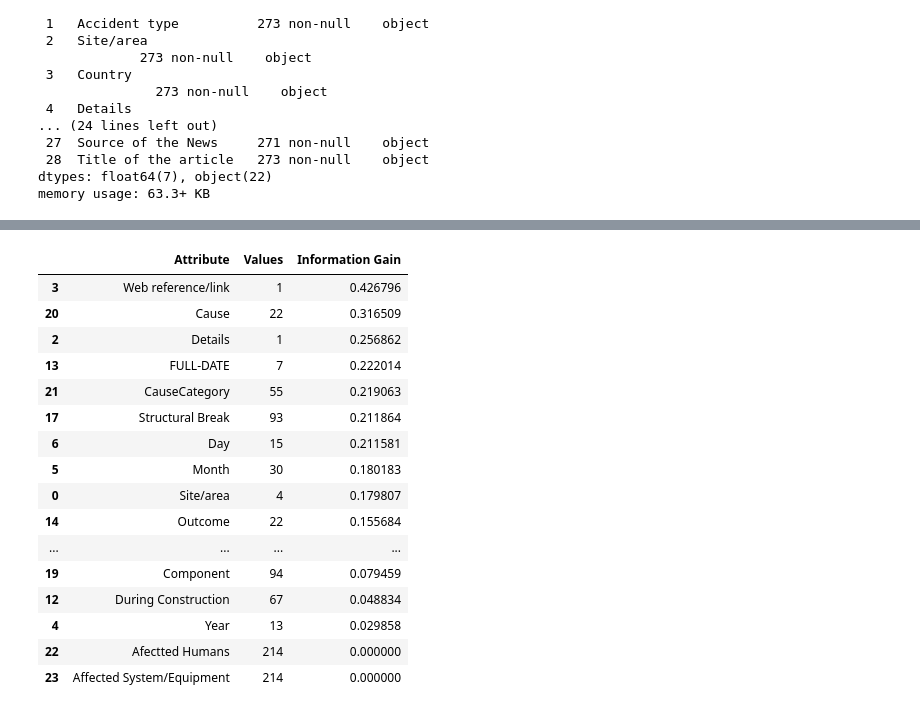
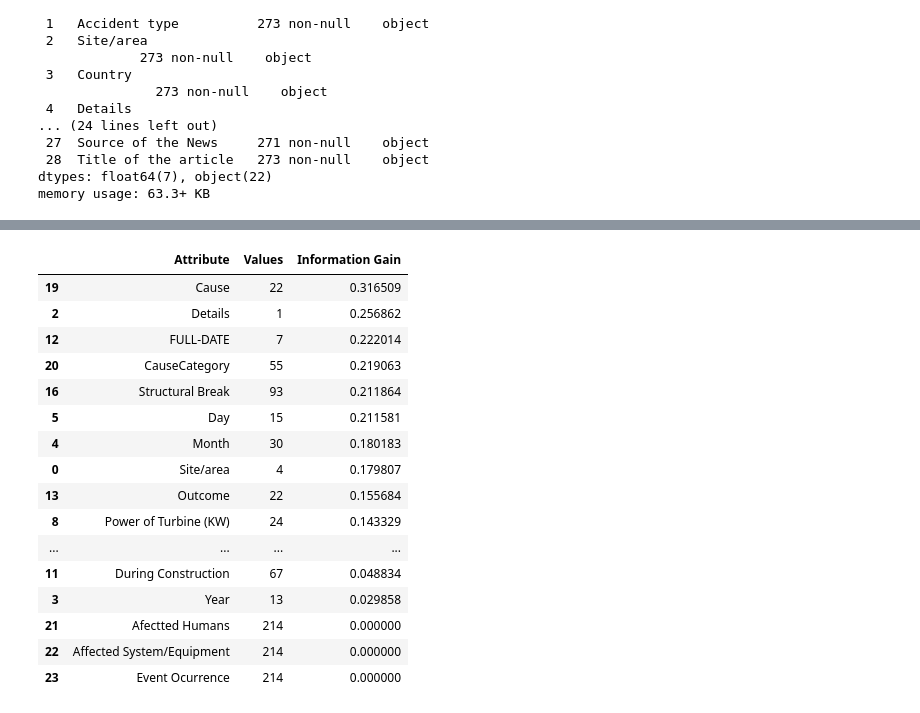
Before and after one commit to PabloJimenez98/TFG, a Jupyter notebook: Wind TurbineAccidents.ipynb, the cells around one changed output, grey strips where cells are left out. Saved outputs shown, nothing was run; the diff lists cells and outputs as text; code cells hidden in the pictures.

```diff
--- a/Wind TurbineAccidents.ipynb
+++ b/Wind TurbineAccidents.ipynb
@@ -56,28 +63,30 @@ Data columns (total 29 columns):
 dtypes: float64(7), object(22)
 memory usage: 63.3+ KB
 # %%
-#Add new column, Afectted Humans
 raw_dataset['Afectted Humans'] =raw_dataset['Death'] + raw_dataset['Injury']
 raw_dataset['Afectted Humans'] = raw_dataset['Afectted Humans'].map({2.0: 1.0, 1.0:1.0,0.0:0.0})
 
-#Add new column, Affected System/Equipment
 raw_dataset['Affected System/Equipment'] =raw_dataset['Fire'] + raw_dataset['Structural Break'] + raw_dataset['Transport Accident']
-raw_dataset['Affected System/Equipment'] = raw_dataset['Afectted Humans'].map({3.0:1.0,2.0: 1.0, 1.0:1.0,0.0:0.0})
+raw_dataset['Affected System/Equipment'] = raw_dataset['Affected System/Equipment'].map({3.0:1.0,2.0: 1.0, 1.0:1.0,0.0:0.0})
 
-#Drop useless columns
+raw_dataset['Event Ocurrence'] =raw_dataset['During Construction'].map({1.0:"During Construction"})
+
+
+
+raw_dataset.columns = ['Onshore/Offshore' if x=='Offshore' else x for x in raw_dataset.columns]
+raw_dataset['Onshore/Offshore'] = raw_dataset['Onshore/Offshore'].map({"1":"Offshore","0":"Onshore"})
+
 raw_dataset = raw_dataset.drop('Accident No', axis=1)
 raw_dataset = raw_dataset.drop('Accident type', axis=1)
 raw_dataset = raw_dataset.drop('Source Database', axis=1)
 raw_dataset = raw_dataset.drop('Source of the News', axis=1)
 raw_dataset = raw_dataset.drop('Title of the article', axis=1)
+raw_dataset = raw_dataset.drop('Web reference/link\n', axis=1)
 
-#Rename columns
 raw_dataset.columns = ['Site/area' if x=='Site/area\n' else x for x in raw_dataset.columns]
 raw_dataset.columns = ['Country' if x=='Country\n' else x for x in raw_dataset.columns]
 raw_dataset.columns = ['Details' if x=='Details\n' else x for x in raw_dataset.columns]
-raw_dataset.columns = ['Web reference/link' if x=='Web reference/link\n' else x for x in raw_dataset.columns]
-raw_dataset.columns = ['Onshore/Offshore' if x=='Offshore' else x for x in raw_dataset.columns]
-raw_dataset['Onshore/Offshore'] = raw_dataset['Onshore/Offshore'].map({"1":"Offshore","0":"Onshore"})
+#raw_dataset.columns = ['Web reference/link' if x=='Web reference/link\n' else x for x in raw_dataset.columns]
 
 df = raw_dataset.copy()
 
@@ -88,3 +97,7 @@ yInjury = df['Injury']
 
 df = df.drop('Death', axis=1)
 df = df.drop('Injury', axis=1)
+# %%
+raw_dataset['Event Ocurrence'] = raw_dataset['During Construction'].combine_first(df['Transport Accident'])
+#raw_dataset['Event Ocurrence'] = raw_dataset['Event Ocurrence'].map({1.0:"During Construction"})
+raw_dataset['Event Ocurrence'].count
@@ -91,7 +117,6 @@ df = df.drop('Injury', axis=1)
 # %%
-#gives a numerical value between 0 and 1 to all the data
 enc = OrdinalEncoder()
-enc.fit(df[["Site/area","Country", "Details", "Web reference/link", "Year", "Month", "Day", "Turbine Type", "Manufacturer", "Power of Turbine (KW)", "PowerOfWindFarm (KW)", "Onshore/Offshore", "During Construction", "FULL-DATE", "Outcome", "Component", "Cause", "CauseCategory"]])
-df[["Site/area","Country", "Details", "Web reference/link", "Year", "Month", "Day", "Turbine Type", "Manufacturer", "Power of Turbine (KW)", "PowerOfWindFarm (KW)", "Onshore/Offshore", "During Construction", "FULL-DATE", "Outcome", "Component", "Cause", "CauseCategory"]] = enc.transform(df[["Site/area","Country", "Details", "Web reference/link", "Year", "Month", "Day", "Turbine Type", "Manufacturer", "Power of Turbine (KW)", "PowerOfWindFarm (KW)", "Onshore/Offshore", "During Construction", "FULL-DATE", "Outcome", "Component", "Cause", "CauseCategory"]])
+enc.fit(df[["Site/area","Country", "Details", "Year", "Month", "Day", "Turbine Type", "Manufacturer", "Power of Turbine (KW)", "PowerOfWindFarm (KW)", "Onshore/Offshore", "During Construction", "FULL-DATE", "Outcome", "Component", "Cause", "CauseCategory"]])
+df[["Site/area","Country", "Details", "Year", "Month", "Day", "Turbine Type", "Manufacturer", "Power of Turbine (KW)", "PowerOfWindFarm (KW)", "Onshore/Offshore", "During Construction", "FULL-DATE", "Outcome", "Component", "Cause", "CauseCategory"]] = enc.transform(df[["Site/area","Country", "Details", "Year", "Month", "Day", "Turbine Type", "Manufacturer", "Power of Turbine (KW)", "PowerOfWindFarm (KW)", "Onshore/Offshore", "During Construction", "FULL-DATE", "Outcome", "Component", "Cause", "CauseCategory"]])
 for cols in df.columns :
     df[cols] = (df[cols] - min(df[cols]))/( max(df[cols]) - min(df[cols]))
@@ -140,5 +193,4 @@ c
 # %%
-#Statistical Test
 StatisticalTest = pd.DataFrame(columns=['Test No', 'Attribute1','Attribute2', 'Correlation', 'Test Performed' ,'p-Value', 'Result'])
 
 for x in c :
@@ -146,7 +198,7 @@ for x in c :
     a = x.pop()
     b =x.pop()
     if  raw_dataset.dtypes[a] == np.object and raw_dataset.dtypes[b] == np.object :
-        dfDropNa = df.dropna()
+        ok = "-"
         #res = stats.fisher_exact(pd.crosstab(df[a], df[b], margins = False))
         #res = stats.fisher_exact(df[[a, b]])
         #if res[1] < 0.05 :
@@ -166,7 +218,7 @@ for x in c :
             ok = "+"
         StatisticalTest.loc[len(StatisticalTest)] = [c.index(x) , a , b , cr_mtx[a][b], "Chi Square Pearson Test" , res[1], ok]
 
-    else :
+    elif (raw_dataset.dtypes[a] == np.float64 and raw_dataset.dtypes[b] == np.object) or (raw_dataset.dtypes[a] == np.object and raw_dataset.dtypes[b] == np.float64):
         dfDropNa = df.dropna()
 
         res = stats.shapiro(dfDropNa[[a, b]])
@@ -242,34 +310,34 @@ RankingD.sort_values('Information Gain', ascending=[False])
 # %%
-#Ranking of Attributes, Injuries
 RankingI = pd.DataFrame(columns=['Attribute', 'Values', 'Information Gain'])
+i = 1
 
 for cols in df.columns :
     res = sp.kl_div(df[cols] , yInjury)
     res = [x for x in res if str(x) != 'nan']
     res = [x for x in res if str(x) != 'inf']
     row = {'Attribute':cols, 'Values':max(Counter(res).values()), 'Information Gain':sum(res)/len(res)}
     RankingI = RankingI.append(row, ignore_index= True)
 
 
 RankingI.sort_values('Information Gain', ascending=[False])
 # %% [output]
 |  | Attribute | Values | Information Gain |
-| 3 | Web reference/link | 1 | 0.426796 |
-| 20 | Cause | 22 | 0.316509 |
+| 19 | Cause | 22 | 0.316509 |
 | 2 | Details | 1 | 0.256862 |
-| 13 | FULL-DATE | 7 | 0.222014 |
-| 21 | CauseCategory | 55 | 0.219063 |
-| 17 | Structural Break | 93 | 0.211864 |
-| 6 | Day | 15 | 0.211581 |
-| 5 | Month | 30 | 0.180183 |
+| 12 | FULL-DATE | 7 | 0.222014 |
+| 20 | CauseCategory | 55 | 0.219063 |
+| 16 | Structural Break | 93 | 0.211864 |
+| 5 | Day | 15 | 0.211581 |
+| 4 | Month | 30 | 0.180183 |
 | 0 | Site/area | 4 | 0.179807 |
-| 14 | Outcome | 22 | 0.155684 |
+| 13 | Outcome | 22 | 0.155684 |
+| 8 | Power of Turbine (KW) | 24 | 0.143329 |
 | ... | ... | ... | ... |
-| 19 | Component | 94 | 0.079459 |
-| 12 | During Construction | 67 | 0.048834 |
-| 4 | Year | 13 | 0.029858 |
-| 22 | Afectted Humans | 214 | 0.000000 |
-| 23 | Affected System/Equipment | 214 | 0.000000 |
+| 11 | During Construction | 67 | 0.048834 |
+| 3 | Year | 13 | 0.029858 |
+| 21 | Afectted Humans | 214 | 0.000000 |
+| 22 | Affected System/Equipment | 214 | 0.000000 |
+| 23 | Event Ocurrence | 214 | 0.000000 |
 # %%
 #Split the data into test and train
 df = raw_dataset.copy()
```
Also changed, not shown: parts of 19 cells of this notebook.
